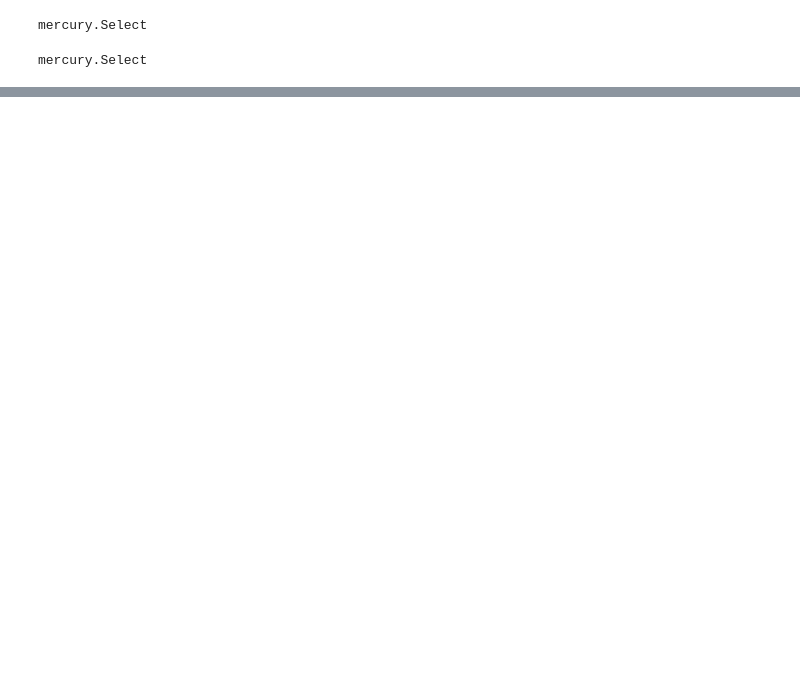
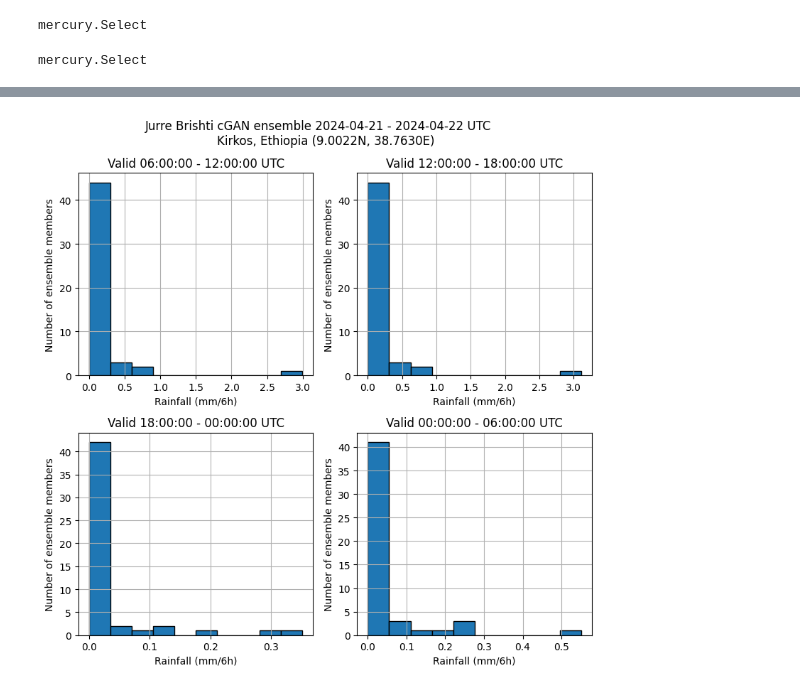
Before and after one commit to Fenwick-Cooper/show-forecasts, a Jupyter notebook: webapps/cgan-forecasts.ipynb, the cells around one changed output, grey strips where cells are left out. Saved outputs shown, nothing was run; the diff lists cells and outputs as text; code cells hidden in the pictures; blank space fills up the shorter version.

```diff
--- a/webapps/cgan-forecasts.ipynb
+++ b/webapps/cgan-forecasts.ipynb
@@ -95,0 +167,12 @@ plot_GAN_forecast(
+# %%
+from cgan_ui.show_cgan import plot_GAN_local_histograms
+
+# The location name can be selected from the list returned by print_locations()
+# All locations are listed in the file show_forecasts/shapes/locations.py
+#   For the case of the same name in different countries, the country can optionally
+#   be selected from 'Kenya', 'South Sudan', 'Rwanda', 'Burundi', 'Djibouti',
+#   'Eritrea', 'Ethiopia', 'Sudan', 'Somalia', 'Tanzania', 'Uganda'.
+# Be carefull. Sometimes there are a few places with the same name.
+plot_GAN_local_histograms(data, "Kirkos", country="Ethiopia", plot_units="mm/6h")
+# %% [output]
+[figure, added]
```
Also changed, not shown: parts of 9 cells of this notebook, 5 other files.
